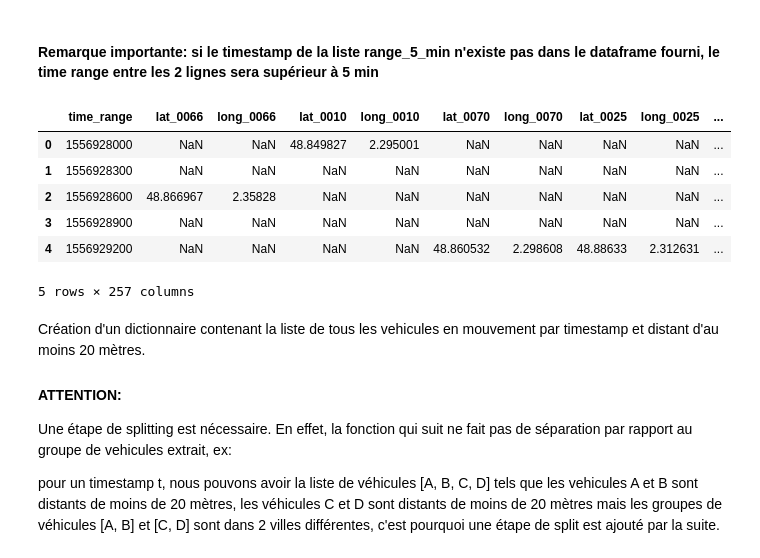
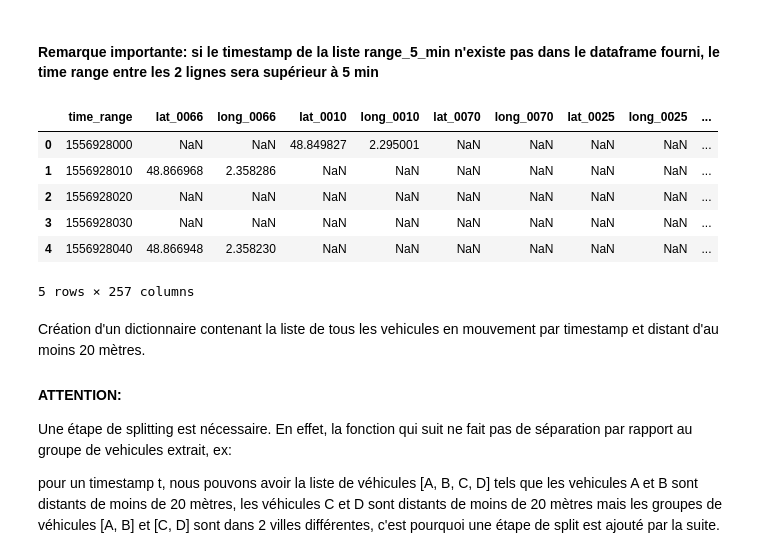
Before and after one commit to jeremycombe/technical_test, a Jupyter notebook: technical test REFINEMENT.ipynb, the cells around one changed output. Drawn from its saved outputs; the diff is of its cells as text; code cells hidden in the pictures.

```diff
--- a/technical test REFINEMENT.ipynb
+++ b/technical test REFINEMENT.ipynb
@@ -918,3 +896,6 @@ df.to_csv('datasets/df_quest_3_refinement.csv')
+# %%
+df = pd.read_csv('datasets/df_quest_3_last.csv')
+df.drop(['Unnamed: 0'], axis = 1, inplace = True)
 # %% [markdown]
 A présent, nous considérons que le temps minimum de mouvement pour qu'un convoi soit considéré comme tel est de 5 minutes.
 
@@ -978,14 +958,14 @@ df_final_range_5_min.reset_index(drop = True, inplace = True)
 # %% [markdown]
 #### Remarque importante: si le timestamp de la liste range_5_min n'existe pas dans le dataframe fourni, le time range entre les 2 lignes sera supérieur à 5 min
 # %%
-df_final_range_5_min.head()
+df.head()
 
 # Espacement de 300 secondes entre chaque ligne soit 5 minutes
 # %% [output]
 |  | time_range | lat_0066 | long_0066 | lat_0010 | long_0010 | lat_0070 | long_0070 | lat_0025 | long_0025 | ... |
 | 0 | 1556928000 | NaN | NaN | 48.849827 | 2.295001 | NaN | NaN | NaN | NaN | ... |
-| 1 | 1556928300 | NaN | NaN | NaN | NaN | NaN | NaN | NaN | NaN | ... |
-| 2 | 1556928600 | 48.866967 | 2.35828 | NaN | NaN | NaN | NaN | NaN | NaN | ... |
-| 3 | 1556928900 | NaN | NaN | NaN | NaN | NaN | NaN | NaN | NaN | ... |
-| 4 | 1556929200 | NaN | NaN | NaN | NaN | 48.860532 | 2.298608 | 48.88633 | 2.312631 | ... |
+| 1 | 1556928010 | 48.866968 | 2.358286 | NaN | NaN | NaN | NaN | NaN | NaN | ... |
+| 2 | 1556928020 | NaN | NaN | NaN | NaN | NaN | NaN | NaN | NaN | ... |
+| 3 | 1556928030 | NaN | NaN | NaN | NaN | NaN | NaN | NaN | NaN | ... |
+| 4 | 1556928040 | 48.866948 | 2.358230 | NaN | NaN | NaN | NaN | NaN | NaN | ... |
 5 rows × 257 columns
```
Also changed, not shown: parts of 26 cells of this notebook.
